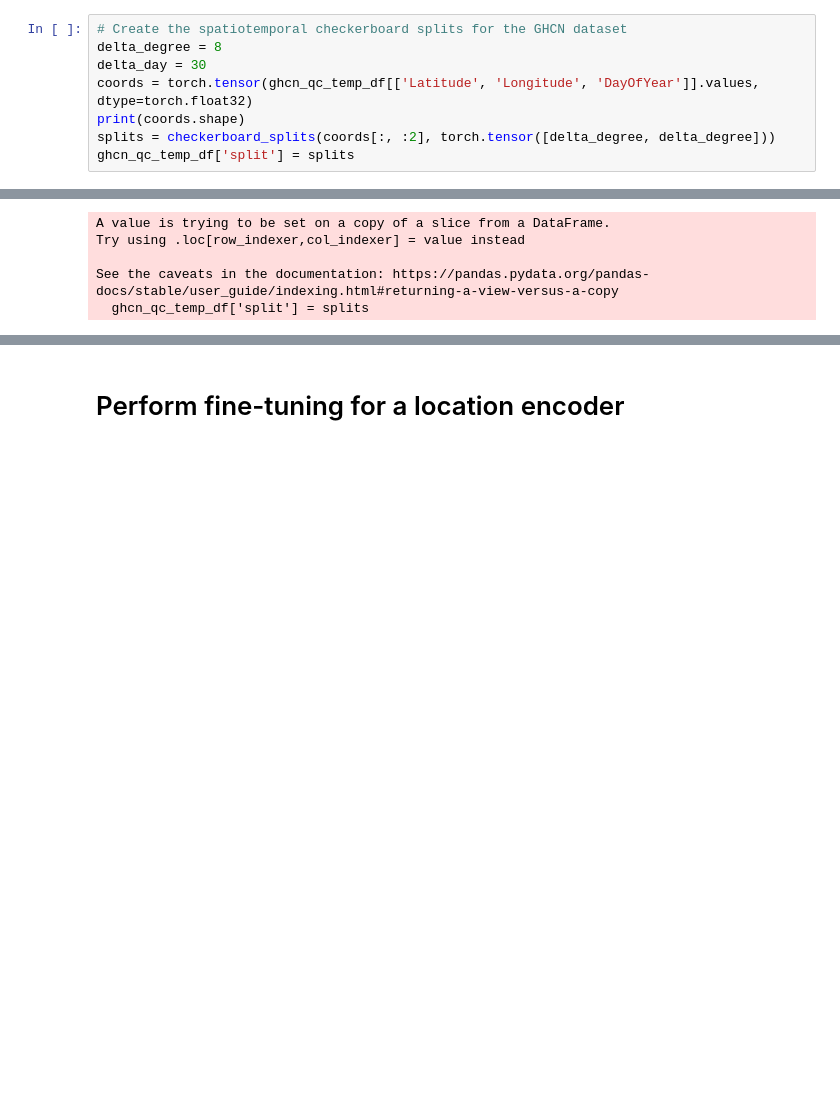
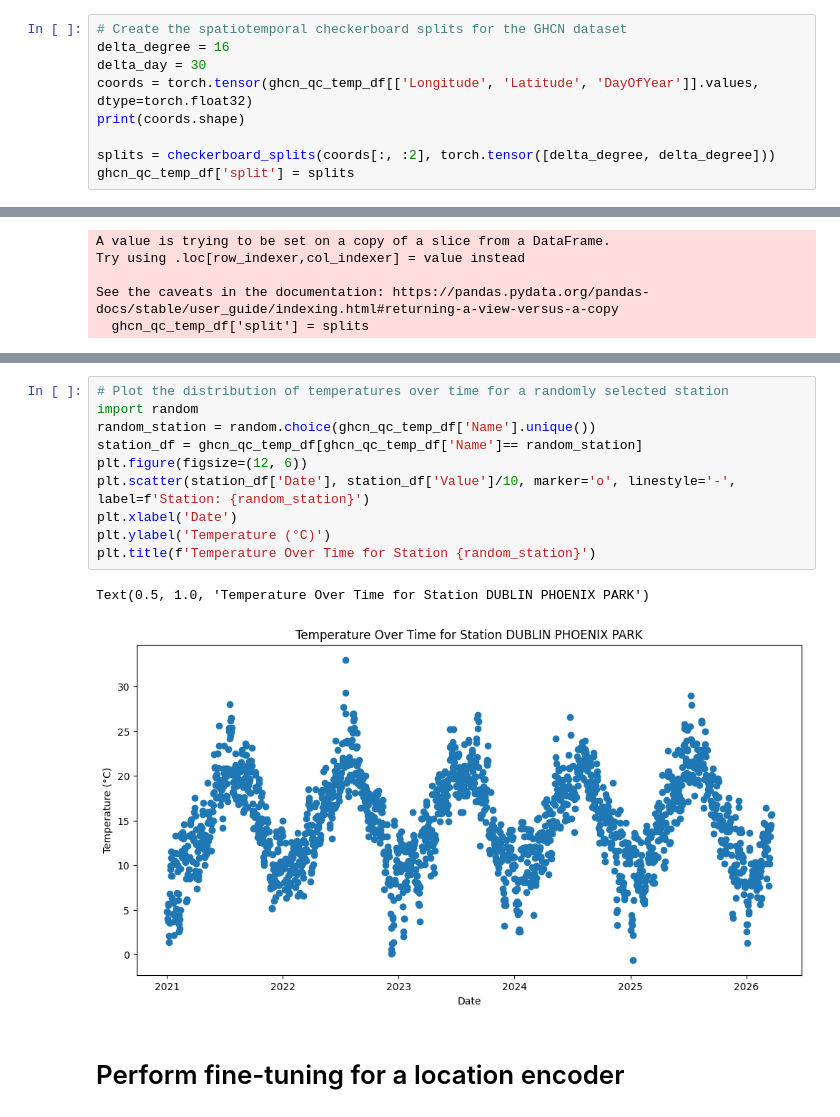
Before and after one commit to arizonat/satclip, a Jupyter notebook: satclip/noaa_ghcn_spatial_eval.ipynb, the cells around one changed output, grey strips where cells are left out. Saved outputs shown, nothing was run; the diff lists cells and outputs as text; blank space fills up the shorter version.

Commit message:
Several bug fixes in GHCN eval

```diff
--- a/satclip/noaa_ghcn_spatial_eval.ipynb
+++ b/satclip/noaa_ghcn_spatial_eval.ipynb
@@ -88,10 +88,11 @@ plt.show()
 [figure]
 # %%
 # Create the spatiotemporal checkerboard splits for the GHCN dataset
-delta_degree = 8
+delta_degree = 16
 delta_day = 30
-coords = torch.tensor(ghcn_qc_temp_df[['Latitude', 'Longitude', 'DayOfYear']].values, dtype=torch.float32)
+coords = torch.tensor(ghcn_qc_temp_df[['Longitude', 'Latitude', 'DayOfYear']].values, dtype=torch.float32)
 print(coords.shape)
+
 splits = checkerboard_splits(coords[:, :2], torch.tensor([delta_degree, delta_degree]))
 ghcn_qc_temp_df['split'] = splits
 # %% [output]
@@ -158,5 +155,18 @@ for date in tqdm(ghcn_qc_temp_df['Date'].unique()):
 # Save as GIF
 frames[0].save('ghcn_temporal_evolution.gif', format='GIF', append_images=frames[1:], save_all=True, duration=500, loop=0)
+# %%
+# Plot the distribution of temperatures over time for a randomly selected station
+import random
+random_station = random.choice(ghcn_qc_temp_df['Name'].unique())
+station_df = ghcn_qc_temp_df[ghcn_qc_temp_df['Name']== random_station]
+plt.figure(figsize=(12, 6))
+plt.scatter(station_df['Date'], station_df['Value']/10, marker='o', linestyle='-', label=f'Station: {random_station}')
+plt.xlabel('Date')
+plt.ylabel('Temperature (°C)')
+plt.title(f'Temperature Over Time for Station {random_station}')
+# %% [output]
+Text(0.5, 1.0, 'Temperature Over Time for Station DUBLIN PHOENIX PARK')
+[figure, added]
 # %% [markdown]
 # Perform fine-tuning for a location encoder
 # %%
```
Also changed, not shown: parts of 16 cells of this notebook.
